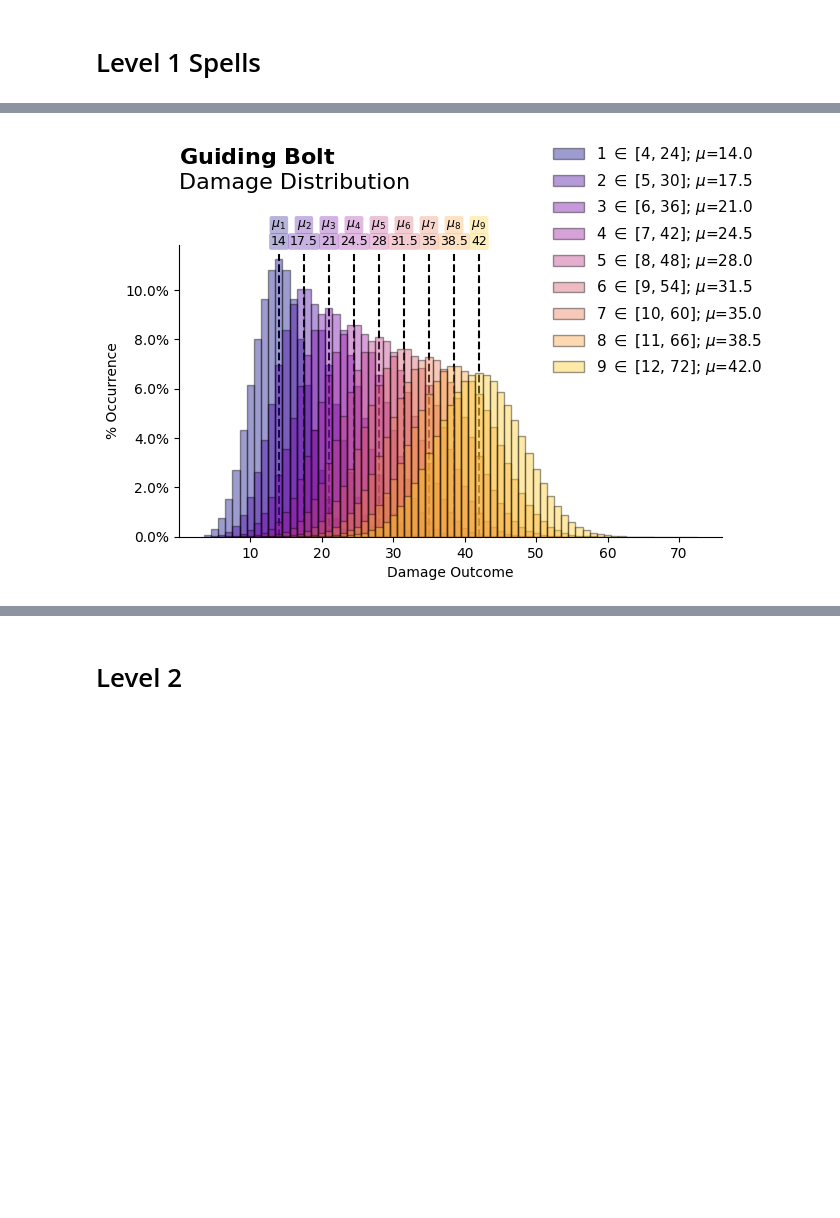
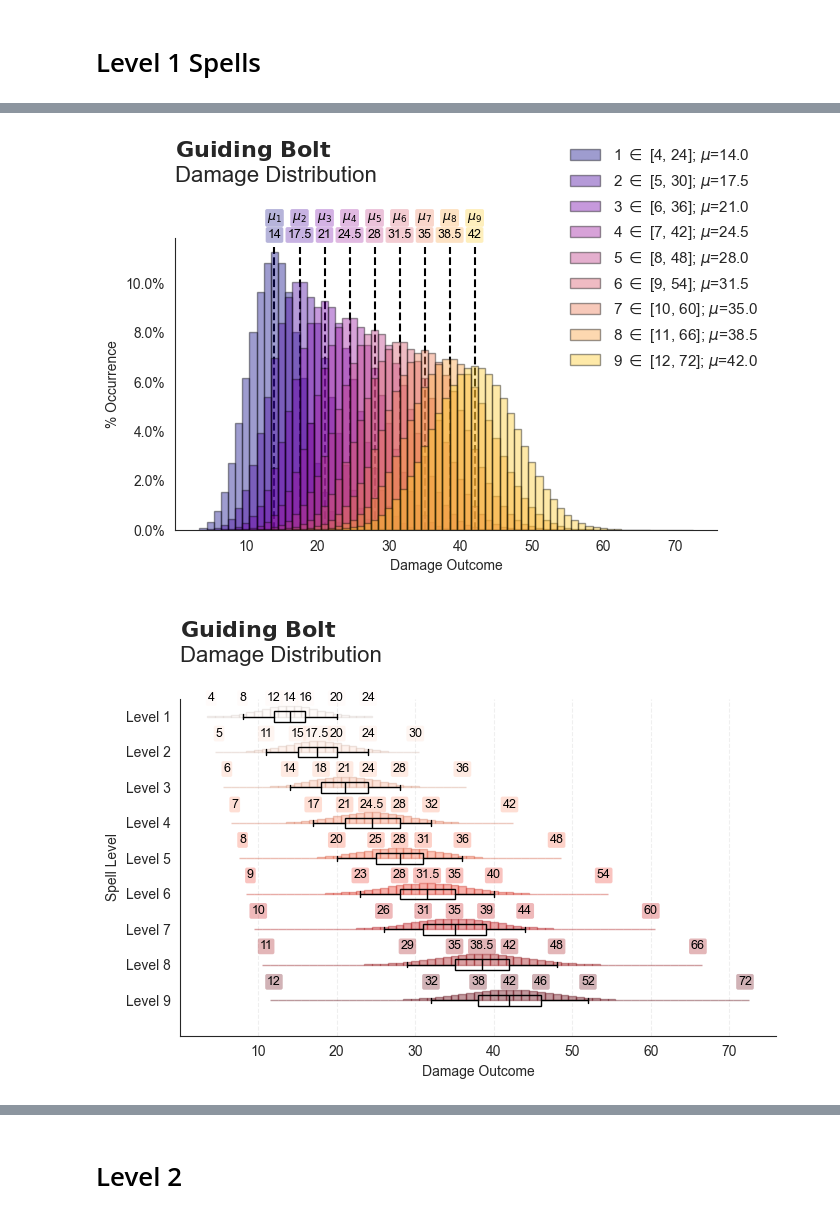
Before and after one commit to H-unter/Diceroll, a Jupyter notebook: spells.ipynb, the cells around one changed output, grey strips where cells are left out. Saved outputs shown, nothing was run; the diff lists cells and outputs as text; code cells hidden in the pictures; blank space fills up the shorter version.

```diff
--- a/spells.ipynb
+++ b/spells.ipynb
@@ -19,16 +21,18 @@ AttributeError: 'Spell' object has no attribute 'plot_damage'
 # %%
 guiding_bolt = Spell(
     name="Guiding Bolt",
     starting_level=1,
     starting_damage_diceroll="4d6",
     damage_increment_diceroll="1d6",
     num_levels_per_damage_increase=1,
     is_saving_throw=False
 )
 guiding_bolt.plot_damage()
+guiding_bolt.boxplot_damage(colormap=plt.cm.Reds)
 plt.savefig("spell_plots/guiding_bolt.png", dpi=500, bbox_inches='tight')
 # %% [output]
-[figure, old version]
+[figure, new version]
+[figure, added]
 # %%
 healing_word = Spell(
     name="Healing Word",
```
Also changed, not shown: parts of 7 cells of this notebook, 1 other file.
